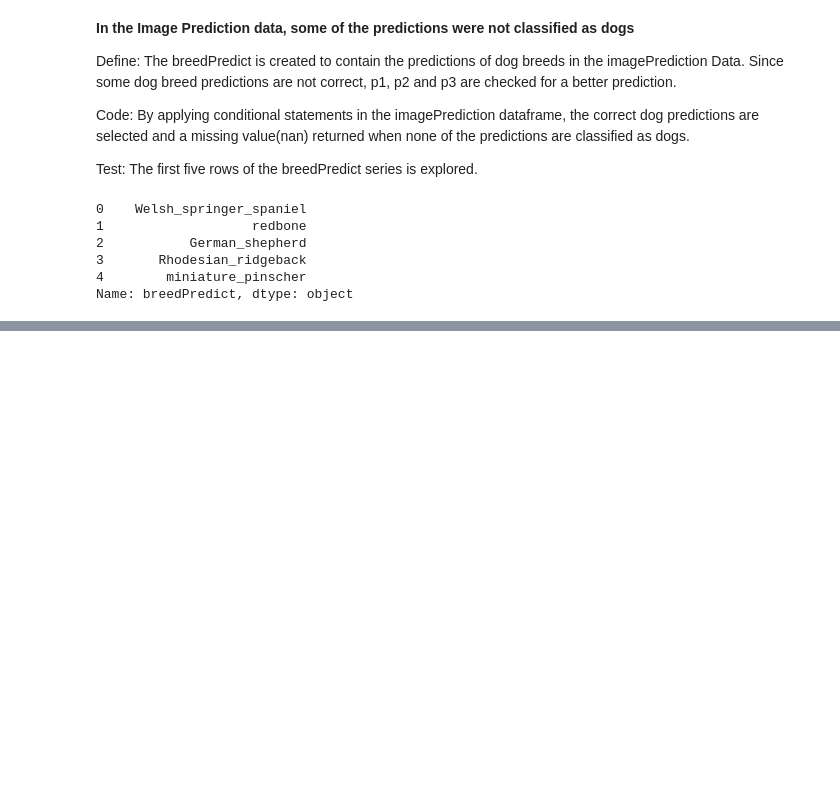
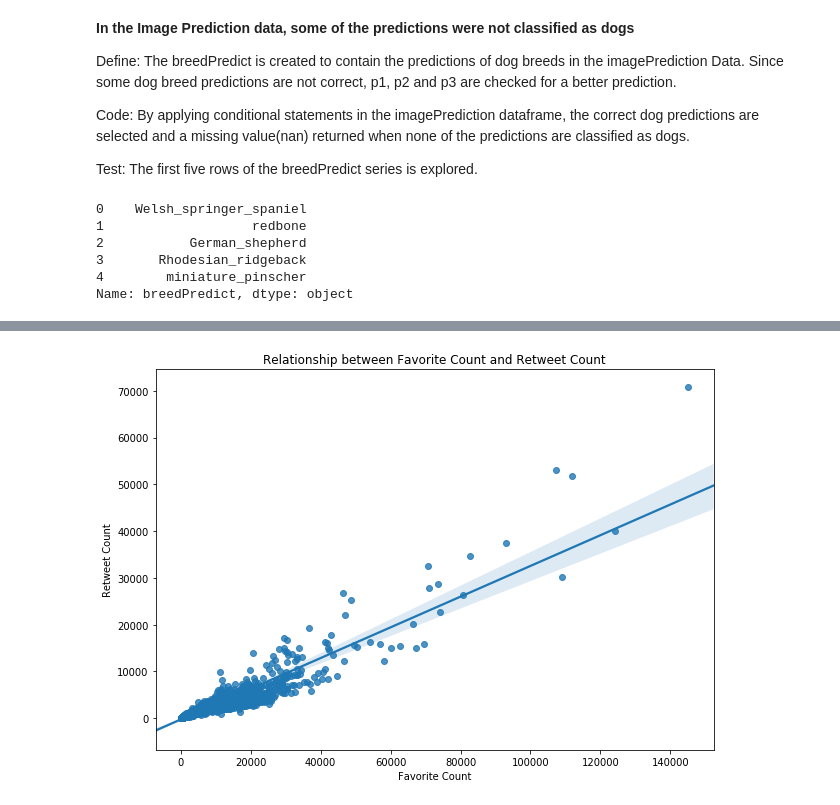
Before and after one commit to awojidetola/Udacity-Data-Analysis-ND, a Jupyter notebook: WeRateDogs Project/wrangle_act.ipynb, the cells around one changed output, grey strips where cells are left out. Cells and saved outputs as stored; diff of their text form; code cells hidden in the pictures; blank space fills up the shorter version.

```diff
--- a/WeRateDogs Project/wrangle_act.ipynb
+++ b/WeRateDogs Project/wrangle_act.ipynb
@@ -554,0 +684,8 @@ twitter_archive_copy.to_csv("twitter_archive_master.csv")
+# %%
+fig = plt.figure(figsize =(10, 7))
+sns.regplot(favorite_retweet['favorite_count'], favorite_retweet['retweet_count'])
+plt.xlabel("Favorite Count")
+plt.ylabel("Retweet Count")
+plt.title("Relationship between Favorite Count and Retweet Count");
+# %% [output]
+[figure, added]
```
Also changed, not shown: parts of 19 cells of this notebook, 2 other files.
